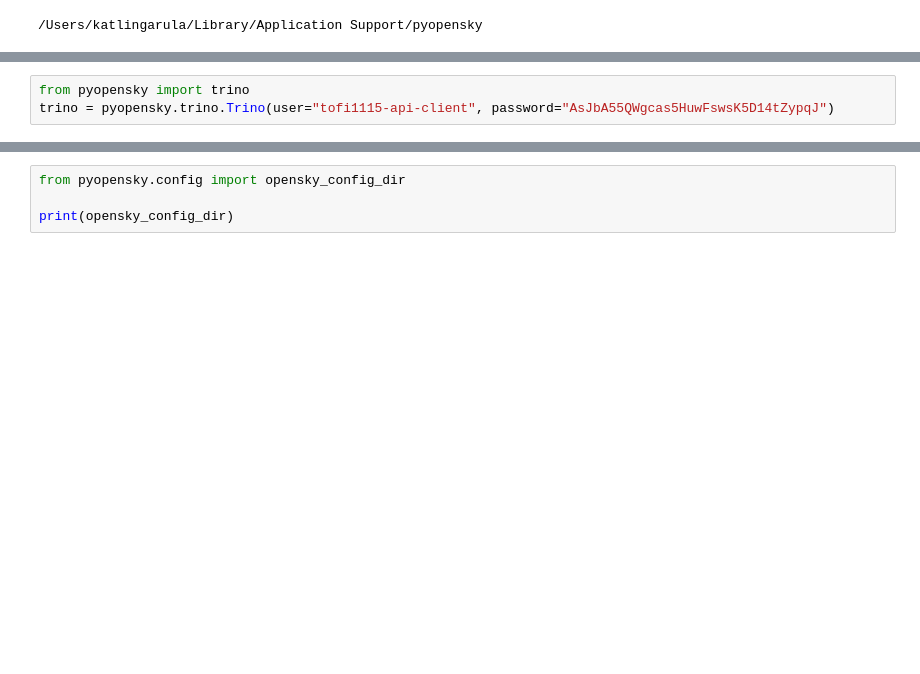
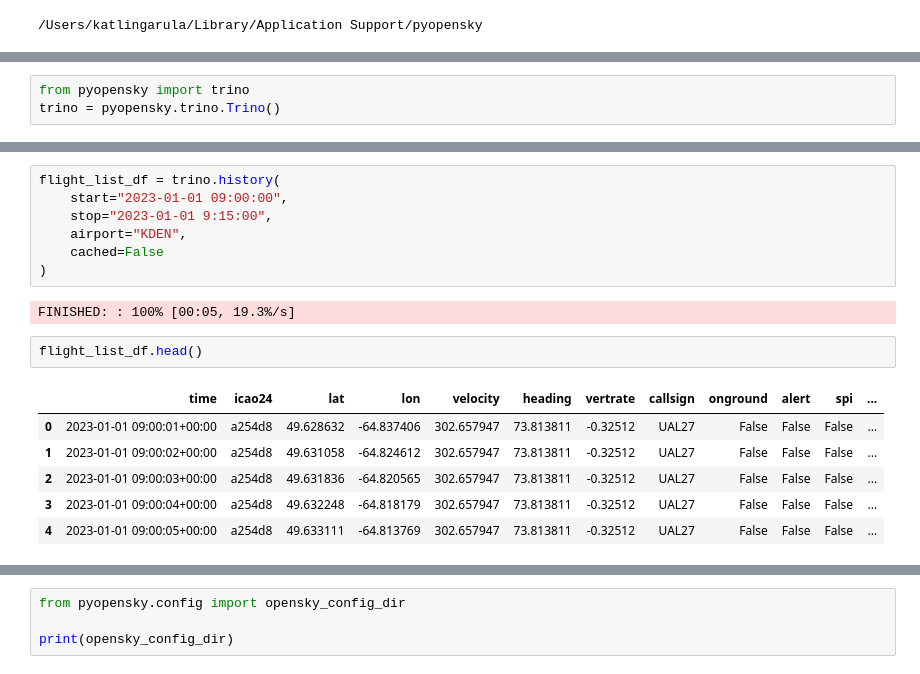
Before and after one commit to tofi1115/ToriField_ZephyrScripts, a Jupyter notebook: Organized_Folder/Test_Stuff(Remove_From_Organized)/Pull_Historic.ipynb, the cells around one changed output, grey strips where cells are left out. Saved outputs shown, nothing was run; the diff lists cells and outputs as text; blank space fills up the shorter version.

```diff
--- a/Organized_Folder/Test_Stuff(Remove_From_Organized)/Pull_Historic.ipynb
+++ b/Organized_Folder/Test_Stuff(Remove_From_Organized)/Pull_Historic.ipynb
@@ -17,3 +19,3 @@ print(opensky_config_dir)
 # %%
 from pyopensky import trino
-trino = pyopensky.trino.Trino(user="tofi1115-api-client", password="AsJbA55QWgcas5HuwFswsK5D14tZypqJ")
+trino = pyopensky.trino.Trino()
@@ -41,0 +43,18 @@ WHERE flights_data4.estdepartureairport = ? AND flights_data4.estarrivalairport
+# %%
+flight_list_df = trino.history(
+    start="2023-01-01 09:00:00",
+    stop="2023-01-01 9:15:00",
+    airport="KDEN",
+    cached=False
+)
+# %% [output]
+FINISHED: : 100% [00:05, 19.3%/s]
+# %%
+flight_list_df.head()
+# %% [output]
+|  | time | icao24 | lat | lon | velocity | heading | vertrate | callsign | onground | alert | spi | ... |
+| 0 | 2023-01-01 09:00:01+00:00 | a254d8 | 49.628632 | -64.837406 | 302.657947 | 73.813811 | -0.32512 | UAL27 | False | False | False | ... |
+| 1 | 2023-01-01 09:00:02+00:00 | a254d8 | 49.631058 | -64.824612 | 302.657947 | 73.813811 | -0.32512 | UAL27 | False | False | False | ... |
+| 2 | 2023-01-01 09:00:03+00:00 | a254d8 | 49.631836 | -64.820565 | 302.657947 | 73.813811 | -0.32512 | UAL27 | False | False | False | ... |
+| 3 | 2023-01-01 09:00:04+00:00 | a254d8 | 49.632248 | -64.818179 | 302.657947 | 73.813811 | -0.32512 | UAL27 | False | False | False | ... |
+| 4 | 2023-01-01 09:00:05+00:00 | a254d8 | 49.633111 | -64.813769 | 302.657947 | 73.813811 | -0.32512 | UAL27 | False | False | False | ... |
```
Also changed, not shown: parts of 8 cells of this notebook, 11 other files.
